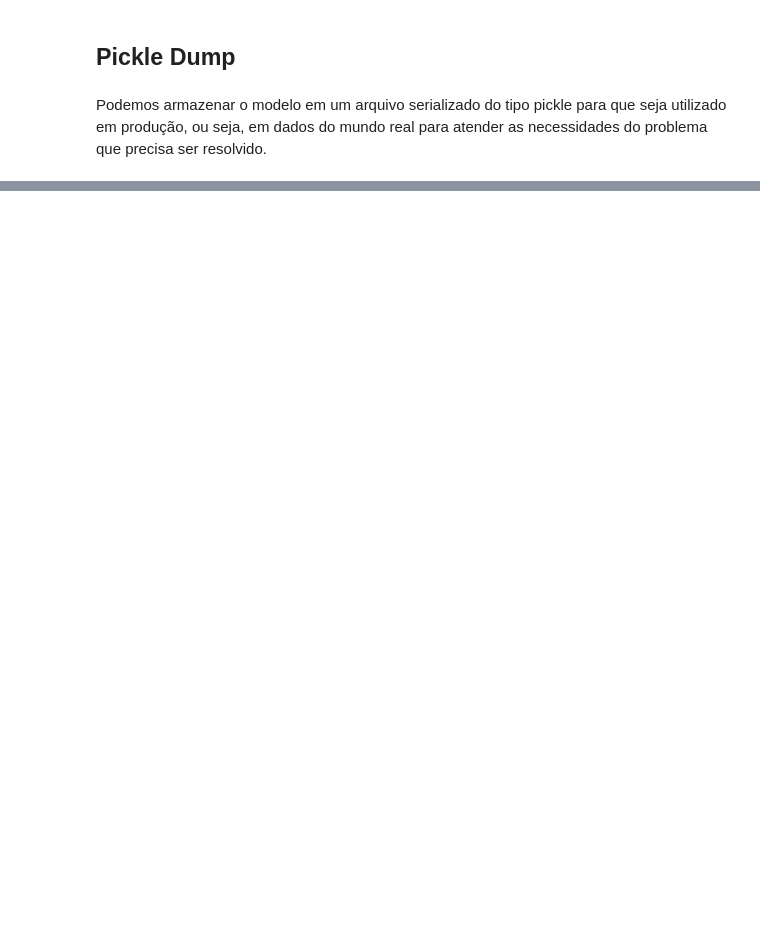
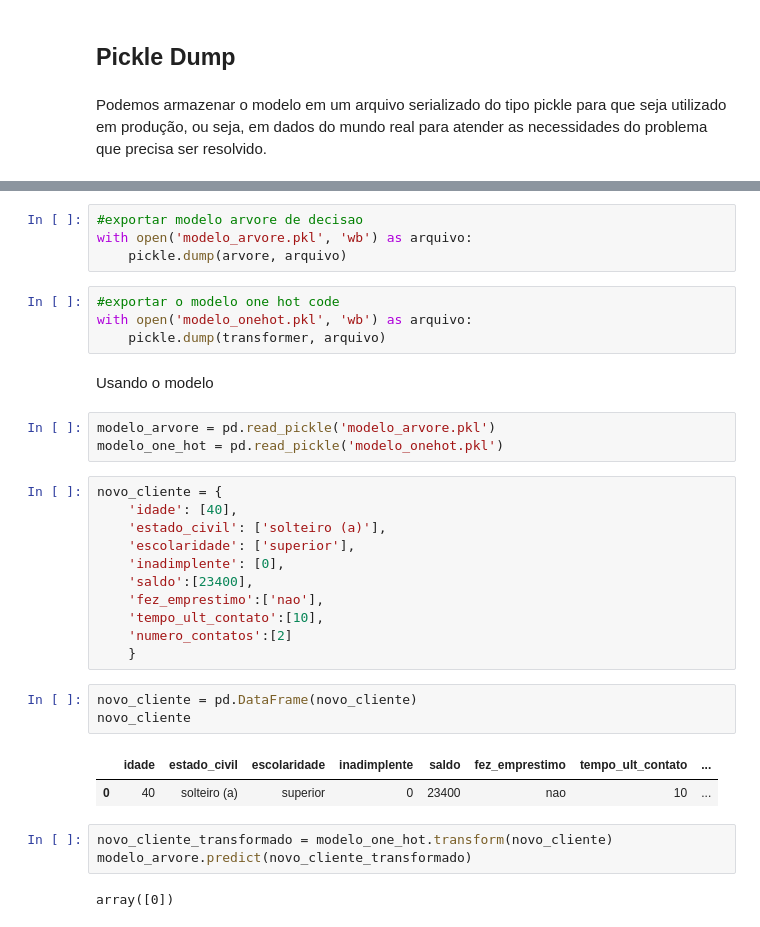
Before and after one commit to lorranmendes22/Market, a Jupyter notebook: Lorran_Mendes_Classificacao_Marketing_Investimento.ipynb, the cells around one changed output, grey strips where cells are left out. Saved outputs shown, nothing was run; the diff lists cells and outputs as text; blank space fills up the shorter version.

```diff
--- a/Lorran_Mendes_Classificacao_Marketing_Investimento.ipynb
+++ b/Lorran_Mendes_Classificacao_Marketing_Investimento.ipynb
@@ -310,0 +313,35 @@ Podemos armazenar o modelo em um arquivo serializado do tipo pickle para que sej
+# %%
+#exportar modelo arvore de decisao
+with open('modelo_arvore.pkl', 'wb') as arquivo:
+    pickle.dump(arvore, arquivo)
+# %%
+#exportar o modelo one hot code
+with open('modelo_onehot.pkl', 'wb') as arquivo:
+    pickle.dump(transformer, arquivo)
+# %% [markdown]
+Usando o modelo
+# %%
+modelo_arvore = pd.read_pickle('modelo_arvore.pkl')
+modelo_one_hot = pd.read_pickle('modelo_onehot.pkl')
+# %%
+novo_cliente = {
+    'idade': [40],
+    'estado_civil': ['solteiro (a)'],
+    'escolaridade': ['superior'],
+    'inadimplente': [0],
+    'saldo':[23400],
+    'fez_emprestimo':['nao'],
+    'tempo_ult_contato':[10],
+    'numero_contatos':[2]
+    }
+# %%
+novo_cliente = pd.DataFrame(novo_cliente)
+novo_cliente
+# %% [output]
+|  | idade | estado_civil | escolaridade | inadimplente | saldo | fez_emprestimo | tempo_ult_contato | ... |
+| 0 | 40 | solteiro (a) | superior | 0 | 23400 | nao | 10 | ... |
+# %%
+novo_cliente_transformado = modelo_one_hot.transform(novo_cliente)
+modelo_arvore.predict(novo_cliente_transformado)
+# %% [output]
+array([0])
```
Also changed, not shown: parts of 8 cells of this notebook.
